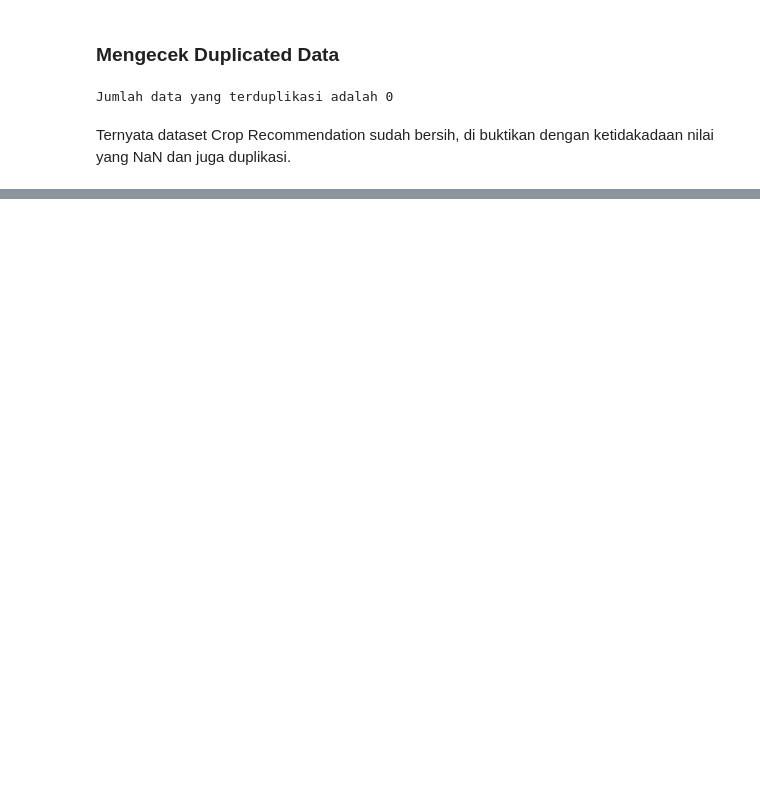
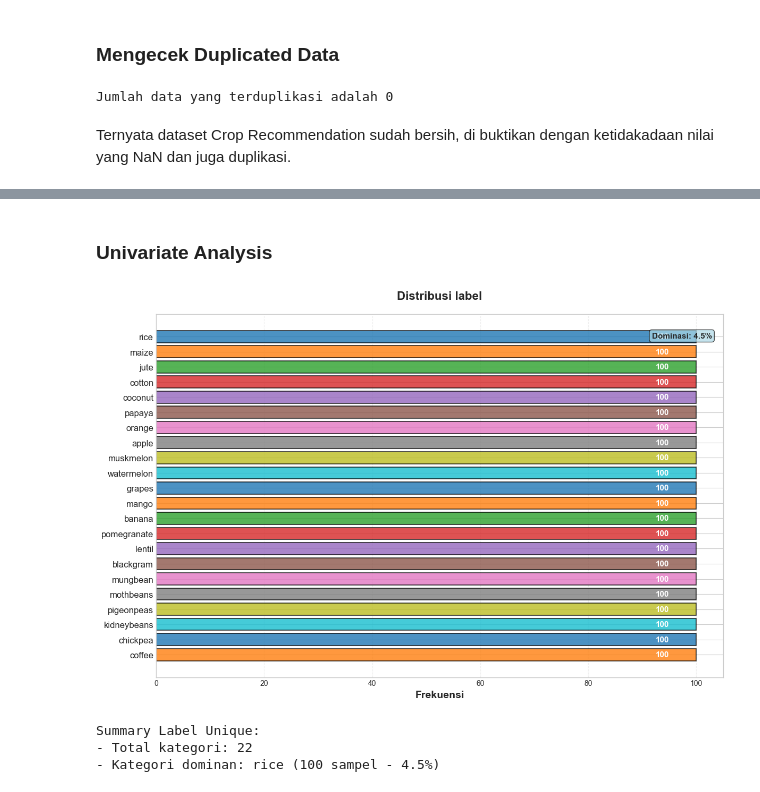
Before and after one commit to BagasNuryaman15/MLT1_SatriaDirgantaraNuryaman, a Jupyter notebook: notebook.ipynb, the cells around one changed output, grey strips where cells are left out. Cells and saved outputs as stored; diff of their text form; code cells hidden in the pictures; blank space fills up the shorter version.

```diff
--- a/notebook.ipynb
+++ b/notebook.ipynb
@@ -148,0 +210,71 @@ Ternyata dataset Crop Recommendation sudah bersih, di buktikan dengan ketidakada
+# %% [markdown]
+### **Univariate Analysis**
+# %%
+# Visualisasi distribusi fitur kategorikal
+col = df.select_dtypes(include=['object']).columns[0]
+plot_data = df[col].value_counts()
+
+# Warna untuk setiap nilai unik
+colors = ['#1f77b4', '#ff7f0e', '#2ca02c', '#d62728', '#9467bd',
+          '#8c564b', '#e377c2', '#7f7f7f', '#bcbd22', '#17becf']
+
+# Setup figure dan axis
+fig, ax = plt.subplots(figsize=(12, 8))
+
+# Horizontal bar chart
+bars = ax.barh(
+    plot_data.index,
+    plot_data.values,
+    color=colors[:len(plot_data)],
+    edgecolor='black',
+    linewidth=1.2,
+    alpha=0.8
+)
+
+# Kustomisasi plot
+ax.set_xlabel('Frekuensi', fontsize=14, fontweight='600')
+ax.set_title(f'Distribusi {col}', fontsize=16, fontweight='bold', pad=20)
+ax.set_yticklabels(plot_data.index, fontsize=12)
+ax.invert_yaxis()
+ax.grid(True, linestyle='--', alpha=0.3, axis='x')
+ax.set_axisbelow(True)
+
+# Tambahkan annotasi nilai pada setiap bar
+max_value = max(plot_data.values)
+for bar, value in zip(bars, plot_data.values):
+    width = bar.get_width()
+
+    # Tentukan posisi dan style text berdasarkan lebar bar
+    if width > max_value * 0.1:
+        x_pos = width - (width * 0.05)
+        ha, color_text, weight = 'right', 'white', 'bold'
+    else:
+        x_pos = width + (max_value * 0.01)
+        ha, color_text, weight = 'left', 'black', 'normal'
+
+    # Tambahkan text annotation
+    ax.text(x_pos, bar.get_y() + bar.get_height()/2,
+            f'{int(value):,}',
+            ha=ha, va='center',
+            fontsize=11, fontweight=weight, color=color_text)
+
+# Tambahkan info dominasi kategori
+top_pct = (plot_data.iloc[0] / len(df)) * 100
+ax.text(0.98, 0.95, f'Dominasi: {top_pct:.1f}%',
+        transform=ax.transAxes,
+        ha='right', va='top',
+        bbox=dict(boxstyle='round,pad=0.3', facecolor='lightblue', alpha=0.7),
+        fontsize=11, fontweight='bold')
+
+plt.tight_layout()
+plt.show()
+
+# Print summary insights
+print('Summary Label Unique:')
+print(f'- Total kategori: {plot_data.shape[0]}')
+print(f'- Kategori dominan: {plot_data.index[0]} ({plot_data.iloc[0]:,} sampel - {top_pct:.1f}%)')
+# %% [output]
+[figure, added]
+Summary Label Unique:
+- Total kategori: 22
+- Kategori dominan: rice (100 sampel - 4.5%)
```
Also changed, not shown: parts of 14 cells of this notebook.
